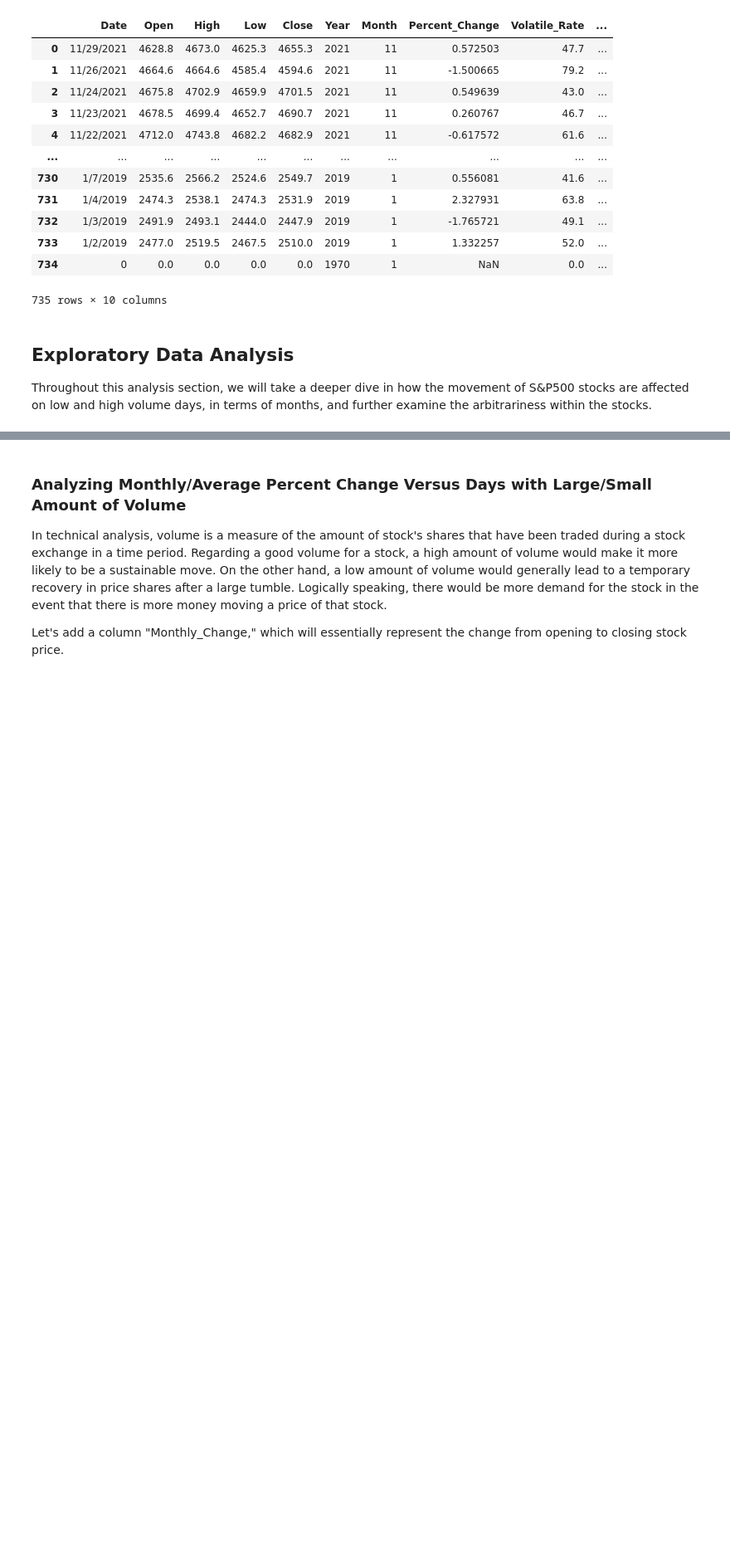
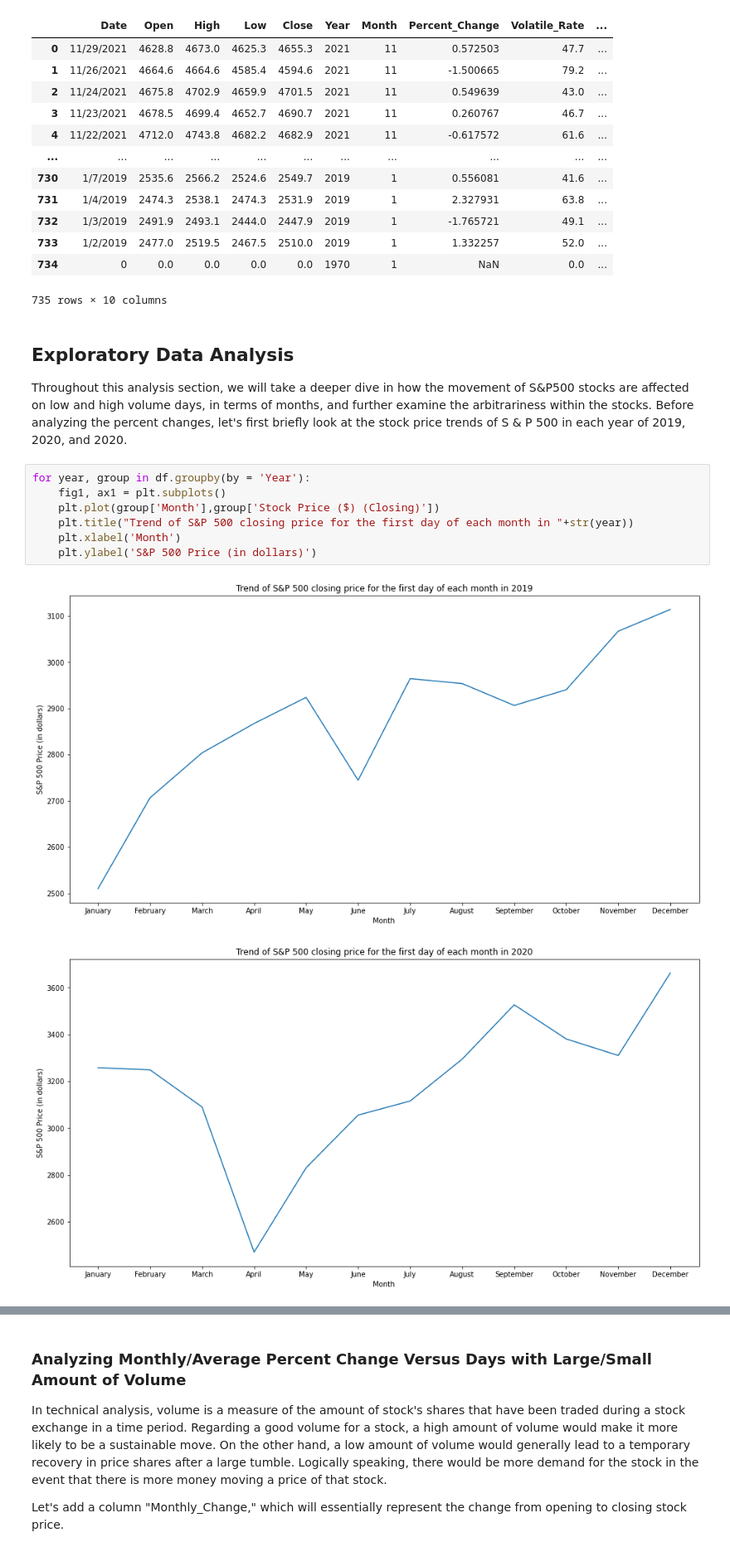
Before and after one commit to Snail2037/CMSC320-Final-Project, a Jupyter notebook: S&P500.ipynb, the cells around one changed output, grey strips where cells are left out. Shown at 83% size. Cells and saved outputs as stored; diff of their text form; blank space fills up the shorter version.

```diff
--- a/S&P500.ipynb
+++ b/S&P500.ipynb
@@ -196,4 +201,14 @@ wsj_data
 # %% [markdown]
 ## Exploratory Data Analysis
 
-Throughout this analysis section, we will take a deeper dive in how the movement of S&P500 stocks are affected on low and high volume days, in terms of months, and further examine the arbitrariness within the stocks.
+Throughout this analysis section, we will take a deeper dive in how the movement of S&P500 stocks are affected on low and high volume days, in terms of months, and further examine the arbitrariness within the stocks. Before analyzing the percent changes, let's first briefly look at the stock price trends of S & P 500 in each year of 2019, 2020, and 2020.
+# %%
+for year, group in df.groupby(by = 'Year'):
+    fig1, ax1 = plt.subplots()
+    plt.plot(group['Month'],group['Stock Price ($) (Closing)'])
+    plt.title("Trend of S&P 500 closing price for the first day of each month in "+str(year))
+    plt.xlabel('Month')
+    plt.ylabel('S&P 500 Price (in dollars)')
+# %% [output]
+[figure, added]
+[figure, added]
```
Also changed, not shown: parts of 22 cells of this notebook.
